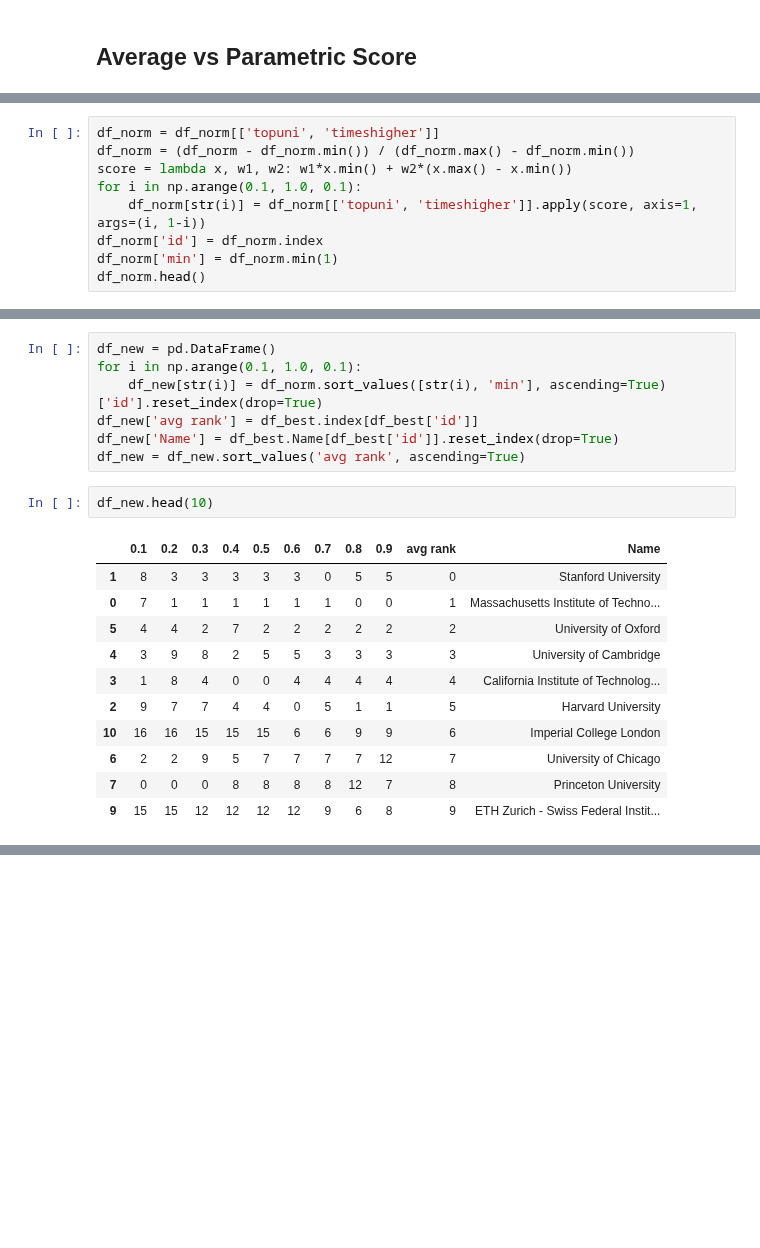
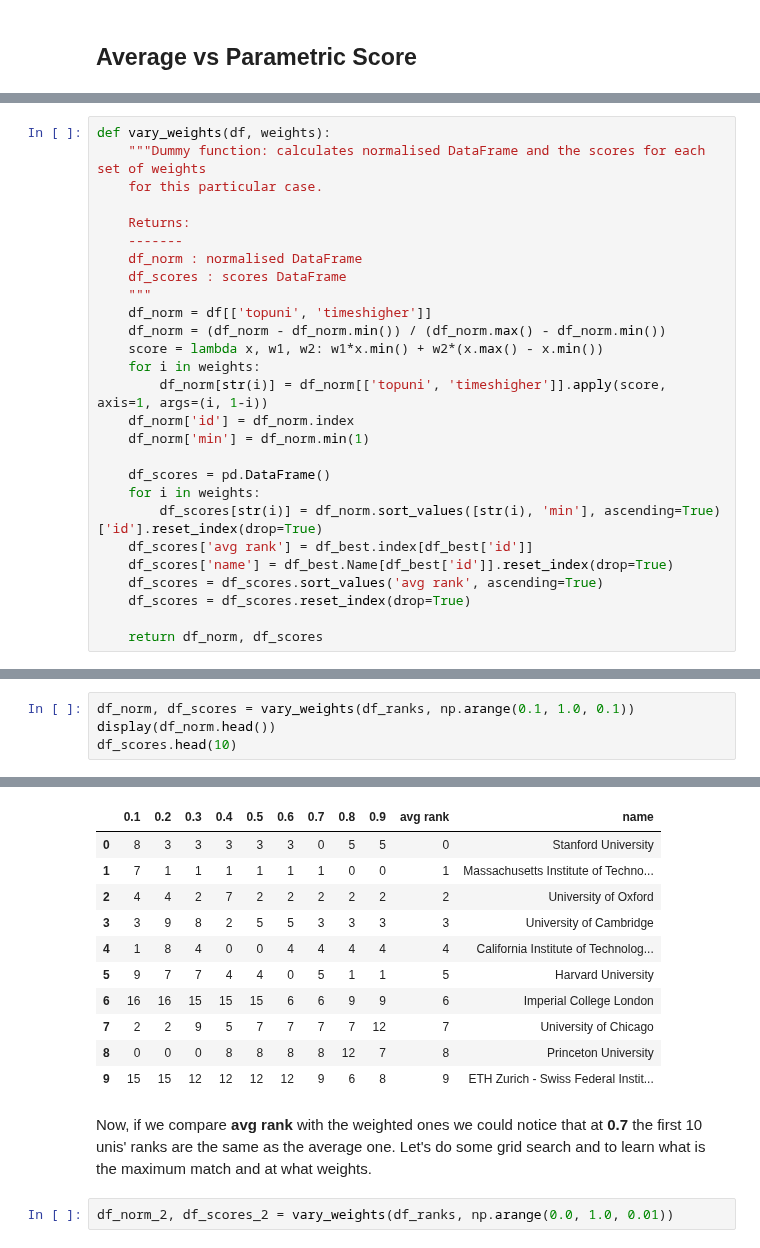
Before and after one commit to lkieliger/adagroup, a Jupyter notebook: hw2/Homework 2.ipynb, the cells around one changed output, grey strips where cells are left out. Saved outputs shown, nothing was run; the diff lists cells and outputs as text; blank space fills up the shorter version.

```diff
--- a/hw2/Homework 2.ipynb
+++ b/hw2/Homework 2.ipynb
@@ -629,9 +646,27 @@ df_norm.head()
 # %%
-df_norm = df_norm[['topuni', 'timeshigher']]
-df_norm = (df_norm - df_norm.min()) / (df_norm.max() - df_norm.min())
-score = lambda x, w1, w2: w1*x.min() + w2*(x.max() - x.min())
-for i in np.arange(0.1, 1.0, 0.1):
-    df_norm[str(i)] = df_norm[['topuni', 'timeshigher']].apply(score, axis=1, args=(i, 1-i))
-df_norm['id'] = df_norm.index
-df_norm['min'] = df_norm.min(1)
-df_norm.head()
+def vary_weights(df, weights):
+    """Dummy function: calculates normalised DataFrame and the scores for each set of weights
+    for this particular case.
+
+    Returns:
+    -------
+    df_norm : normalised DataFrame
+    df_scores : scores DataFrame
+    """
+    df_norm = df[['topuni', 'timeshigher']]
+    df_norm = (df_norm - df_norm.min()) / (df_norm.max() - df_norm.min())
+    score = lambda x, w1, w2: w1*x.min() + w2*(x.max() - x.min())
+    for i in weights:
+        df_norm[str(i)] = df_norm[['topuni', 'timeshigher']].apply(score, axis=1, args=(i, 1-i))
+    df_norm['id'] = df_norm.index
+    df_norm['min'] = df_norm.min(1)
+
+    df_scores = pd.DataFrame()
+    for i in weights:
+        df_scores[str(i)] = df_norm.sort_values([str(i), 'min'], ascending=True)['id'].reset_index(drop=True)
+    df_scores['avg rank'] = df_best.index[df_best['id']]
+    df_scores['name'] = df_best.Name[df_best['id']].reset_index(drop=True)
+    df_scores = df_scores.sort_values('avg rank', ascending=True)
+    df_scores = df_scores.reset_index(drop=True)
+
+    return df_norm, df_scores
@@ -645,21 +673,5 @@ df_norm.head()
-# %%
-df_new = pd.DataFrame()
-for i in np.arange(0.1, 1.0, 0.1):
-    df_new[str(i)] = df_norm.sort_values([str(i), 'min'], ascending=True)['id'].reset_index(drop=True)
-df_new['avg rank'] = df_best.index[df_best['id']]
-df_new['Name'] = df_best.Name[df_best['id']].reset_index(drop=True)
-df_new = df_new.sort_values('avg rank', ascending=True)
-# %%
-df_new.head(10)
-# %% [output]
-|  | 0.1 | 0.2 | 0.3 | 0.4 | 0.5 | 0.6 | 0.7 | 0.8 | 0.9 | avg rank | Name |
-| 1 | 8 | 3 | 3 | 3 | 3 | 3 | 0 | 5 | 5 | 0 | Stanford University |
-| 0 | 7 | 1 | 1 | 1 | 1 | 1 | 1 | 0 | 0 | 1 | Massachusetts Institute of Techno... |
-| 5 | 4 | 4 | 2 | 7 | 2 | 2 | 2 | 2 | 2 | 2 | University of Oxford |
-| 4 | 3 | 9 | 8 | 2 | 5 | 5 | 3 | 3 | 3 | 3 | University of Cambridge |
-| 3 | 1 | 8 | 4 | 0 | 0 | 4 | 4 | 4 | 4 | 4 | California Institute of Technolog... |
-| 2 | 9 | 7 | 7 | 4 | 4 | 0 | 5 | 1 | 1 | 5 | Harvard University |
-| 10 | 16 | 16 | 15 | 15 | 15 | 6 | 6 | 9 | 9 | 6 | Imperial College London |
-| 6 | 2 | 2 | 9 | 5 | 7 | 7 | 7 | 7 | 12 | 7 | University of Chicago |
-| 7 | 0 | 0 | 0 | 8 | 8 | 8 | 8 | 12 | 7 | 8 | Princeton University |
-| 9 | 15 | 15 | 12 | 12 | 12 | 12 | 9 | 6 | 8 | 9 | ETH Zurich - Swiss Federal Instit... |
+# %%
+df_norm, df_scores = vary_weights(df_ranks, np.arange(0.1, 1.0, 0.1))
+display(df_norm.head())
+df_scores.head(10)
+# %% [output]
@@ -666,2 +684,17 @@ df_new.head(10)
+|  | 0.1 | 0.2 | 0.3 | 0.4 | 0.5 | 0.6 | 0.7 | 0.8 | 0.9 | avg rank | name |
+| 0 | 8 | 3 | 3 | 3 | 3 | 3 | 0 | 5 | 5 | 0 | Stanford University |
+| 1 | 7 | 1 | 1 | 1 | 1 | 1 | 1 | 0 | 0 | 1 | Massachusetts Institute of Techno... |
+| 2 | 4 | 4 | 2 | 7 | 2 | 2 | 2 | 2 | 2 | 2 | University of Oxford |
+| 3 | 3 | 9 | 8 | 2 | 5 | 5 | 3 | 3 | 3 | 3 | University of Cambridge |
+| 4 | 1 | 8 | 4 | 0 | 0 | 4 | 4 | 4 | 4 | 4 | California Institute of Technolog... |
+| 5 | 9 | 7 | 7 | 4 | 4 | 0 | 5 | 1 | 1 | 5 | Harvard University |
+| 6 | 16 | 16 | 15 | 15 | 15 | 6 | 6 | 9 | 9 | 6 | Imperial College London |
+| 7 | 2 | 2 | 9 | 5 | 7 | 7 | 7 | 7 | 12 | 7 | University of Chicago |
+| 8 | 0 | 0 | 0 | 8 | 8 | 8 | 8 | 12 | 7 | 8 | Princeton University |
+| 9 | 15 | 15 | 12 | 12 | 12 | 12 | 9 | 6 | 8 | 9 | ETH Zurich - Swiss Federal Instit... |
+# %% [markdown]
+Now, if we compare **avg rank** with the weighted ones we could notice that at **0.7** the first 10 unis' ranks are the same as the average one. Let's do some grid search and to learn what is the maximum match and at what weights.
+# %%
+df_norm_2, df_scores_2 = vary_weights(df_ranks, np.arange(0.0, 1.0, 0.01))
 # %%
 for i in np.arange(0.1, 1.0, 0.1):
```
Also changed, not shown: parts of 19 cells of this notebook.
